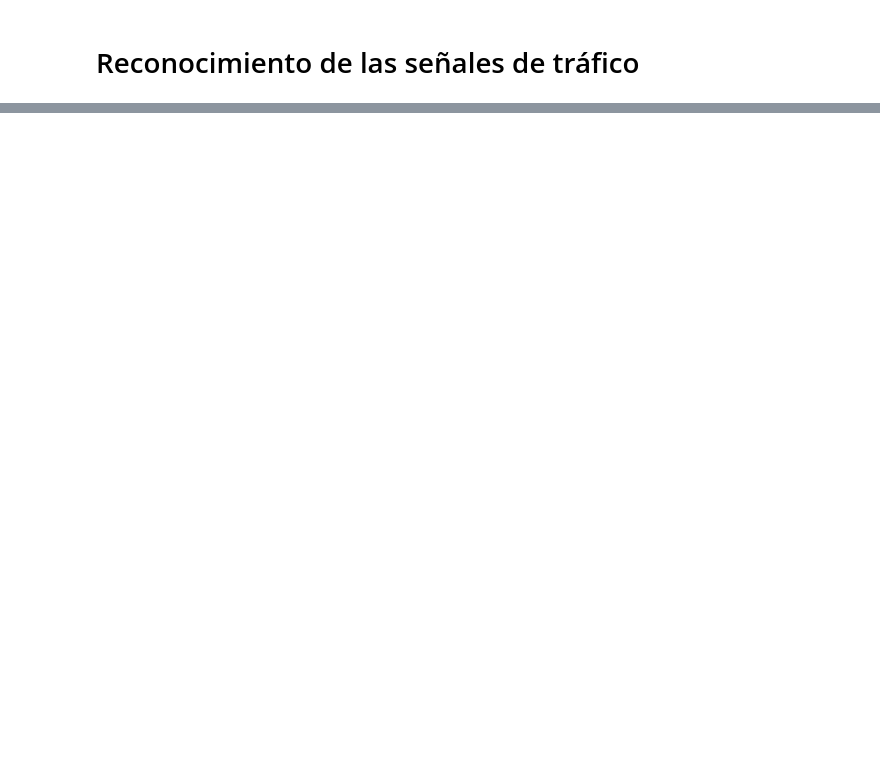
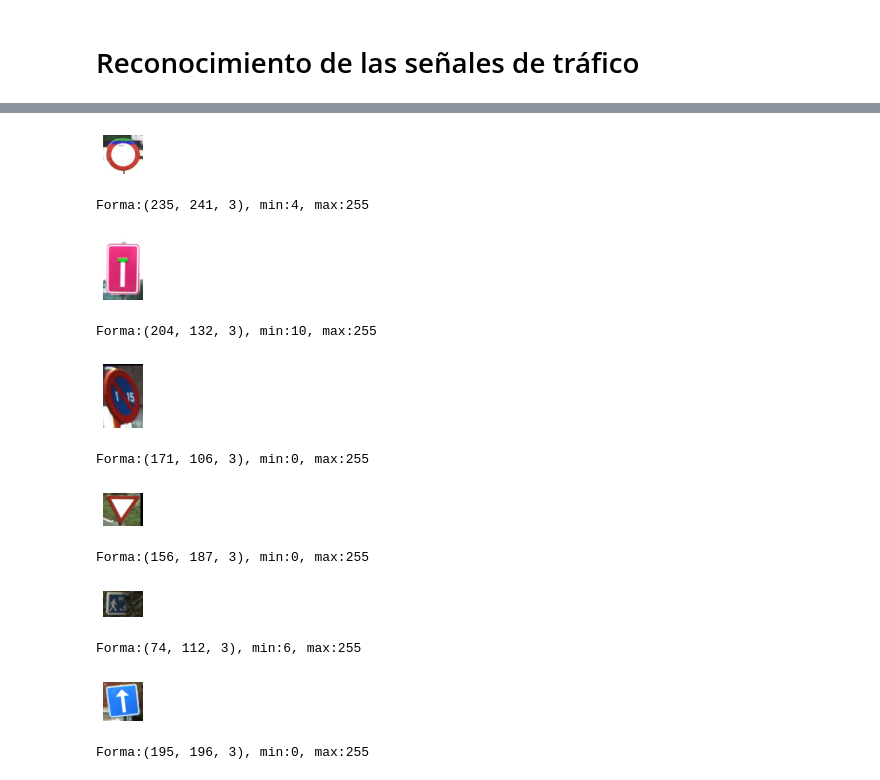
Before and after one commit to jmudy/python-ml-course, a Jupyter notebook: notebooks/Part 12 - Introduccion Redes Neuronales y Deep Learning con Tensorflow/12 - 2 - Señales de trafico.ipynb, the cells around one changed output, grey strips where cells are left out. Saved outputs shown, nothing was run; the diff lists cells and outputs as text; code cells hidden in the pictures; blank space fills up the shorter version.

```diff
--- a/notebooks/Part 12 - Introduccion Redes Neuronales y Deep Learning con Tensorflow/12 - 2 - Señales de trafico.ipynb
+++ b/notebooks/Part 12 - Introduccion Redes Neuronales y Deep Learning con Tensorflow/12 - 2 - Señales de trafico.ipynb
@@ -31,4 +31,4 @@ test_data_dir = os.path.join(main_dir, "testing")
 # %%
 images, labels = load_ml_data(train_data_dir)
 # %%
-len(images)
+images = np.array(images, dtype=object)
@@ -36,0 +115,24 @@ len(images)
+# %%
+for i in range(len(rand_signs)):
+    temp_im = images[rand_signs[i]]
+    plt.subplot(1, 6, i + 1)
+    plt.axis("off")
+    plt.imshow(temp_im)
+    plt.subplots_adjust(wspace=0.5)
+    plt.show()
+    print("Forma:{}, min:{}, max:{}".format(temp_im.shape,
+                                            temp_im.min(),
+                                            temp_im.max()))
+# %% [output]
+[figure, added]
+Forma:(235, 241, 3), min:4, max:255
+[figure, added]
+Forma:(204, 132, 3), min:10, max:255
+[figure, added]
+Forma:(171, 106, 3), min:0, max:255
+[figure, added]
+Forma:(156, 187, 3), min:0, max:255
+[figure, added]
+Forma:(74, 112, 3), min:6, max:255
+[figure, added]
+Forma:(195, 196, 3), min:0, max:255
```
Also changed, not shown: parts of 47 cells of this notebook, 14 other files.
